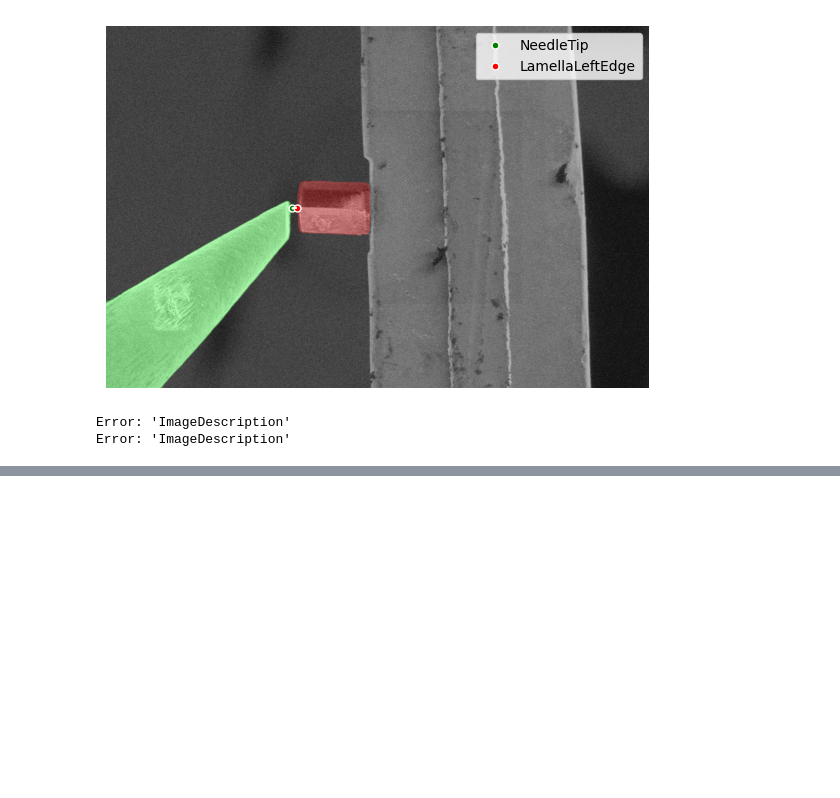
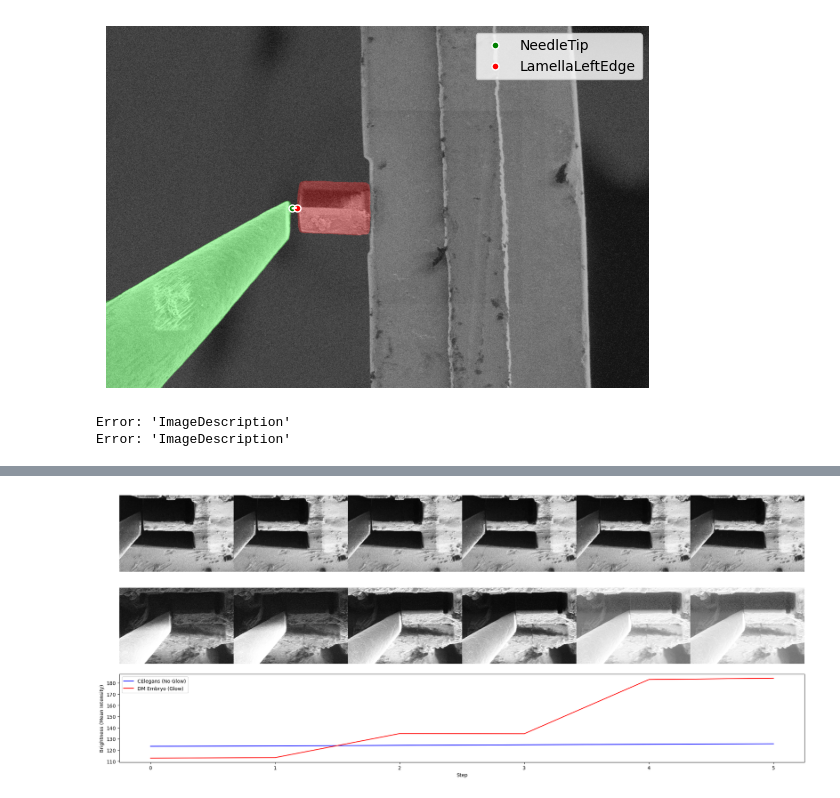
Before and after one commit to DeMarcoLab/fibsem, a Jupyter notebook: scratch/figure/liftout/notebook.ipynb, the cells around one changed output, grey strips where cells are left out. Saved outputs shown, nothing was run; the diff lists cells and outputs as text; code cells hidden in the pictures; blank space fills up the shorter version.

Commit message:
brightness figure

```diff
--- a/scratch/figure/liftout/notebook.ipynb
+++ b/scratch/figure/liftout/notebook.ipynb
@@ -128,3 +128,77 @@ for fname, outname in zip(filenames, outnames):
 # %% [output]
 Error: 'ImageDescription'
 Error: 'ImageDescription'
+# %%
+# celgans: /home/patrick/github/autoliftout/docs/img/01-gentle-dog
+# dm-embryo: /home/patrick/github/autoliftout/docs/img/01-subtle-bear
+
+no_glow_path = "/home/patrick/github/autoliftout/docs/img/01-gentle-dog"
+glow_path = "/home/patrick/github/autoliftout/liftout/tools/figures/contact/2"
+
+
+
+no_glow_files = sorted(glob.glob(os.path.join(no_glow_path, "*contact_brightness*.tif")))
+glow_files = sorted(glob.glob(os.path.join(glow_path, "*contact_brightness*.tif")))
+
+from pprint import pprint
+# pprint(no_glow_files)
+# pprint(glow_files)
+
+N_IMAGES = 6# max(len(no_glow_files),len(glow_files))
+filenames = list(zip(no_glow_files[-N_IMAGES:], glow_files[-N_IMAGES:]))
+
+# fig, ax = plt.subplots(3, len(filenames), figsize=(15, 5))
+
+fig = plt.figure(figsize=(25, 10))
+gs = fig.add_gridspec(3, len(filenames))
+
+noglow_brightness = []
+glow_brightness = []
+
+for i, (f1, f2) in enumerate(filenames):
+
+    print(f1, f2)
+
+    ax1 = fig.add_subplot(gs[0, i])
+    ax2 = fig.add_subplot(gs[1, i])
+    # plot
+    img1= tff.imread(f1)
+    img2 = tff.imread(f2)
+
+    # get brightness
+    noglow_brightness.append(img1.mean())
+    glow_brightness.append(img2.mean())
+
+    ax1.imshow(img1, cmap="gray")
+    ax2.imshow(img2, cmap="gray")
+
+    # axes off
+    ax1.axis("off")
+    ax2.axis("off")
+
+
+ax3 = fig.add_subplot(gs[2, :])
+
+
+# plot brightness across all columns of subplot
+ax3.plot(range(len(noglow_brightness)), noglow_brightness, "blue", label="CElegans (No Glow)")
+ax3.plot(range(len(glow_brightness)), glow_brightness, "red", label="DM Embryo (Glow)")
+ax3.set_xlabel("Step")
+ax3.set_ylabel("Brightness (Mean Intensity)")
+ax3.legend(loc="best")
+
+# remove axes
+# ax3.axis("off")
+
+
+# no spacing
+plt.subplots_adjust(wspace=0, hspace=0.05)
+
+# save figure dpi = 300
+save_path = os.path.join(os.getcwd(), "figures")
+os.makedirs(save_path, exist_ok=True)
+basename = "contact_brightness.png"
+plt.savefig(os.path.join(save_path, basename), dpi=300, bbox_inches="tight")
+
+plt.show()
+# %% [output]
@@ -130,0 +211 @@ Error: 'ImageDescription'
+[figure, added]
```
Also changed, not shown: parts of 1 cell of this notebook, 1 other file.
